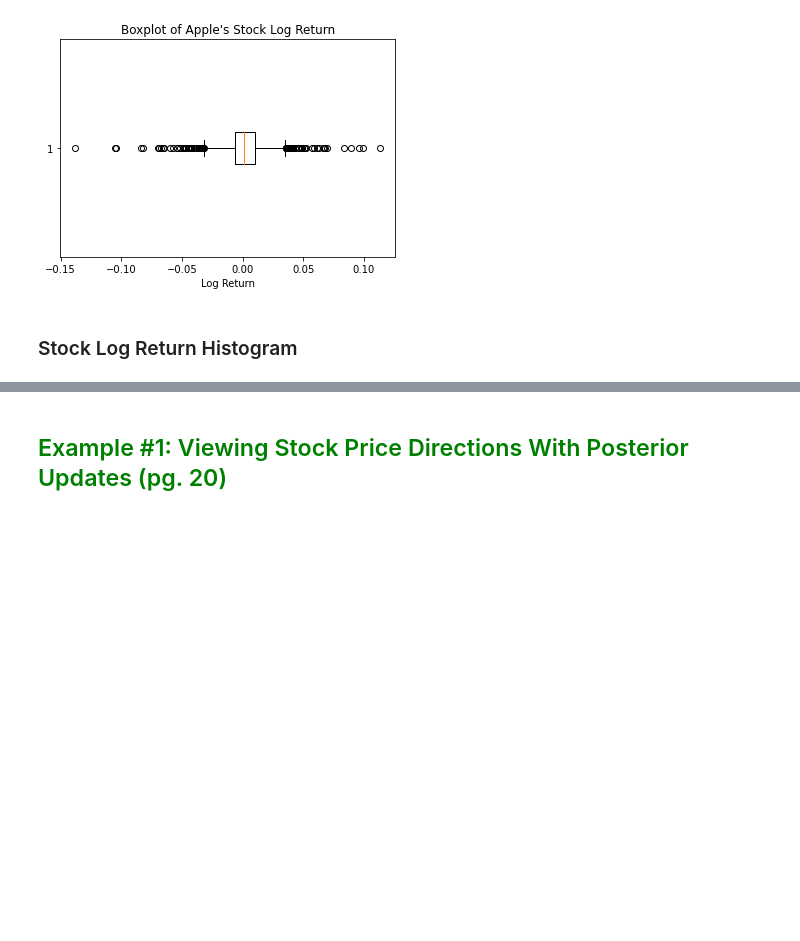
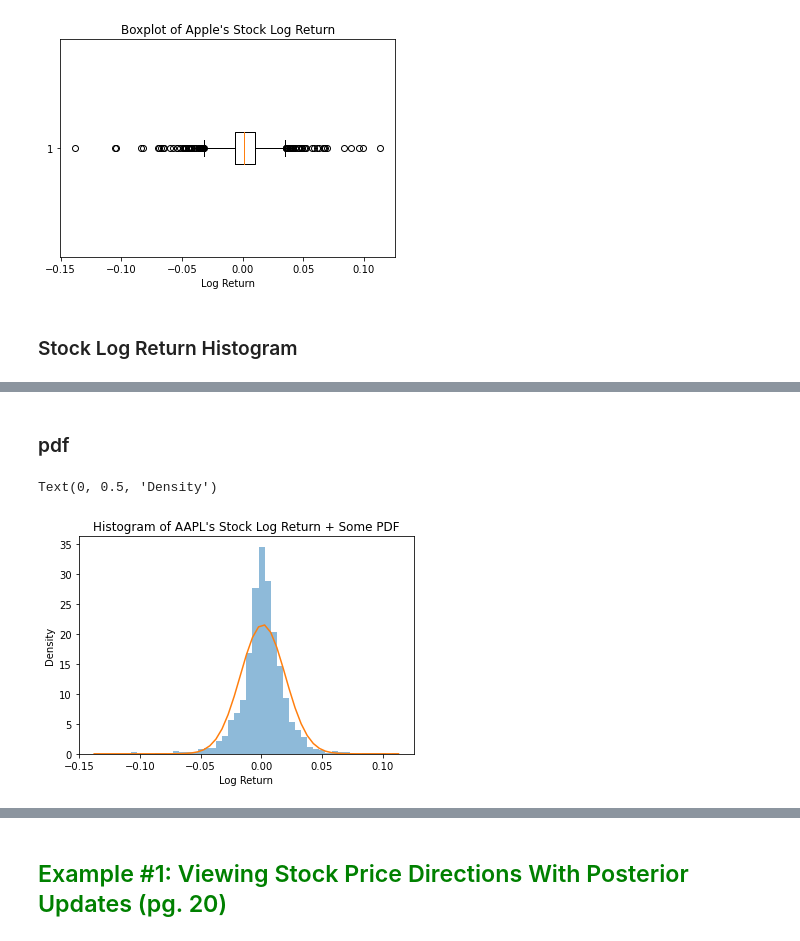
Before and after one commit to lykjohn/UChicago-Summer-Session-2022, a Jupyter notebook: Week1/Week 1 Lecture Source Code.ipynb, the cells around one changed output, grey strips where cells are left out. Cells and saved outputs as stored; diff of their text form; code cells hidden in the pictures; blank space fills up the shorter version.

```diff
--- a/Week1/Week 1 Lecture Source Code.ipynb
+++ b/Week1/Week 1 Lecture Source Code.ipynb
@@ -132,0 +133,14 @@ Text(0, 0.5, 'Frequency')
+# %% [markdown]
+<h3> pdf</h3>
+# %%
+# plotting histogram
+_, bins, _= plt.hist(stockLogRet, bins=50, density=1, alpha=0.5)
+# specifying distriubtion parameters: mu= mean, sigma= standard deviation
+mu, sigma = stats.norm.fit(stockLogRet)
+pdf = ((1 / (np.sqrt(2 * np.pi) * sigma)) * np.exp(-0.5 * (1 / sigma * (bins - mu))**2))
+plt.plot(bins, pdf)
+plt.title("Histogram of " + SYMBOL + "'s Stock Log Return + Some PDF")
+plt.xlabel("Log Return"); plt.ylabel("Density")
+# %% [output]
+Text(0, 0.5, 'Density')
+[figure, added]
```
Also changed, not shown: parts of 6 cells of this notebook, 8 other files.
